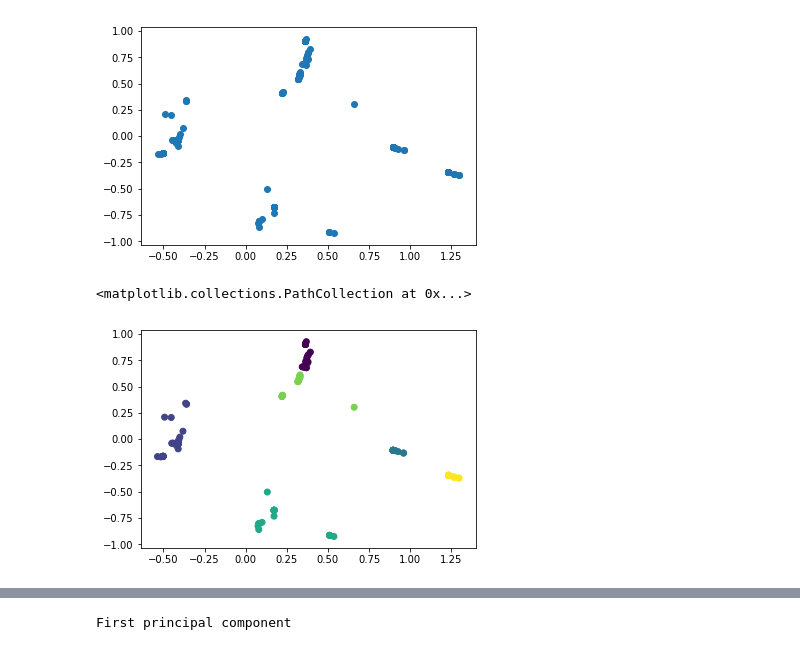
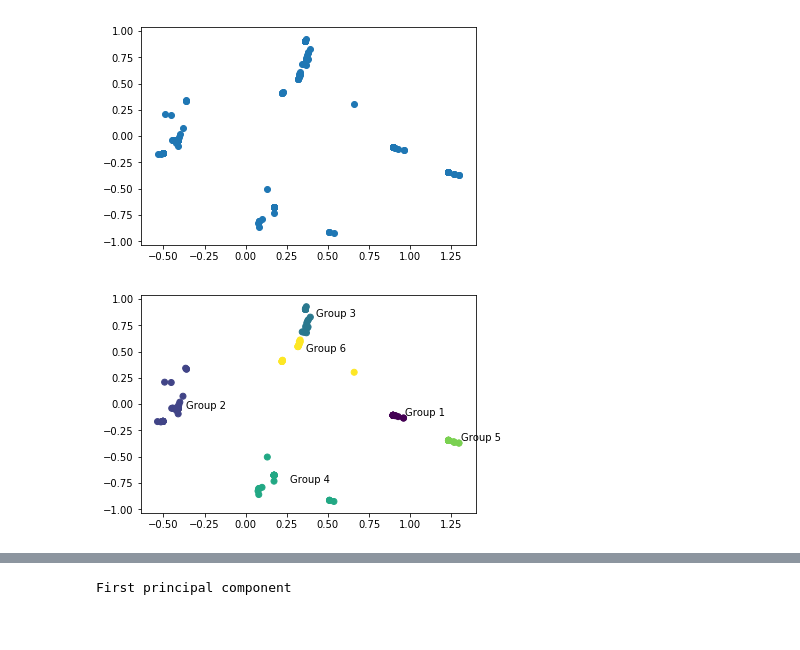
Before and after one commit to yongjun21/blog-illegal-health-products, a Jupyter notebook: Illegal Health Products.ipynb, the cells around one changed output, grey strips where cells are left out. Cells and saved outputs as stored; diff of their text form; code cells hidden in the pictures.

Commit message:
Add label to kmean chart

```diff
--- a/Illegal Health Products.ipynb
+++ b/Illegal Health Products.ipynb
@@ -62,14 +65,18 @@ plt.scatter(x, y, marker="o")
 # %%
 from sklearn.cluster import KMeans
 
 n_clusters = 6
 
-kmeans = KMeans(n_clusters=n_clusters, random_state=123).fit(reduced[:, :2])
+kmeans = KMeans(n_clusters=n_clusters).fit(reduced[:, :2])
 
 plt.scatter(x, y, c=kmeans.labels_, marker="o")
+
+for idx, center in enumerate(kmeans.cluster_centers_):
+    plt.annotate('Group %d' % (idx + 1), xy=center, xytext=(10, 0), textcoords='offset points')
+
+plt.show()
 # %% [output]
-<matplotlib.collections.PathCollection at 0x...>
-[figure, old version]
+[figure, new version]
 # %%
 csv['assigned_label'] = kmeans.labels_
 csv['adulterant_type'] = adulterant_column.map(vectorizer.build_tokenizer())
```
Also changed, not shown: parts of 3 cells of this notebook.
